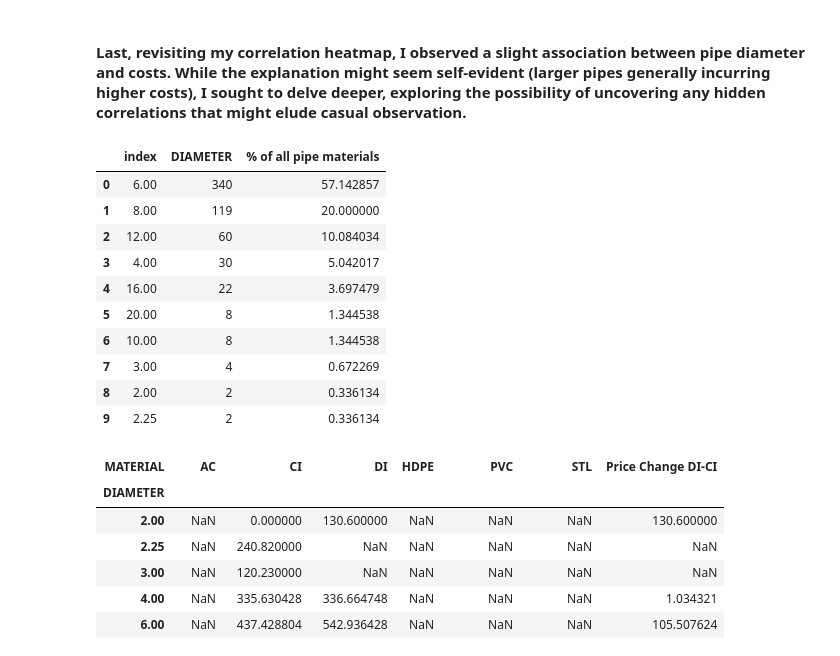
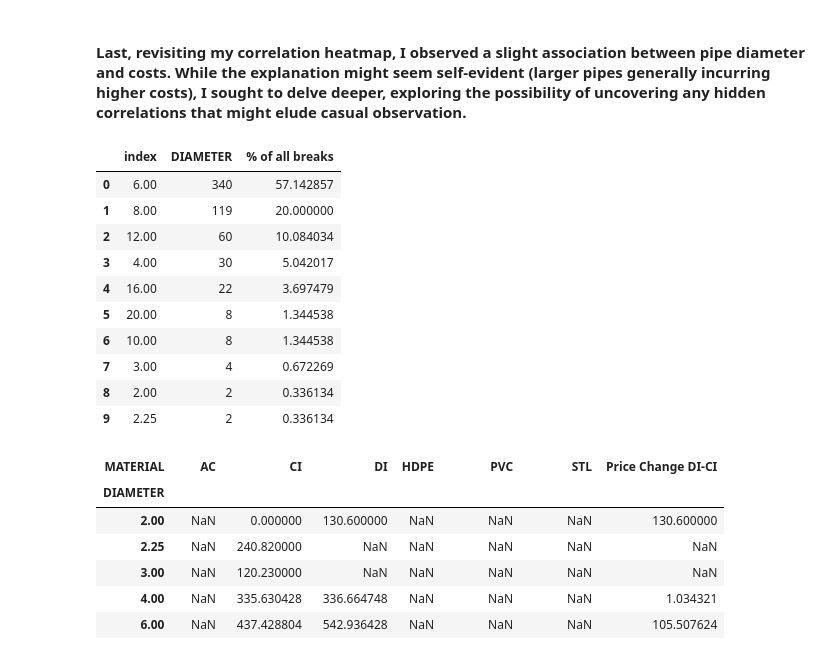
Before and after one commit to hernanth1/Ann-Arbor-Watermain-Project, a Jupyter notebook: 3 - RQ2 Analysis.ipynb, the cells around one changed output. Saved outputs shown, nothing was run; the diff lists cells and outputs as text; code cells hidden in the pictures.

```diff
--- a/3 - RQ2 Analysis.ipynb
+++ b/3 - RQ2 Analysis.ipynb
@@ -355,13 +355,13 @@ plt.show()
 # %%
 # did a value_count on diameter to get an undertanding of what pipe diameters experience a watermain break.
 diameter_count = main_data['DIAMETER'].value_counts().reset_index()
 
 # converted results to a percentage
-diameter_count["% of all pipe materials"] = (diameter_count['DIAMETER'] / main_data['DIAMETER'].count()) * 100
+diameter_count["% of all breaks"] = (diameter_count['DIAMETER'] / main_data['DIAMETER'].count()) * 100
 
 diameter_count
 # %% [output]
-|  | index | DIAMETER | % of all pipe materials |
+|  | index | DIAMETER | % of all breaks |
 | 0 | 6.00 | 340 | 57.142857 |
 | 1 | 8.00 | 119 | 20.000000 |
 | 2 | 12.00 | 60 | 10.084034 |
```
Also changed, not shown: parts of 1 cell of this notebook, 1 other file.
